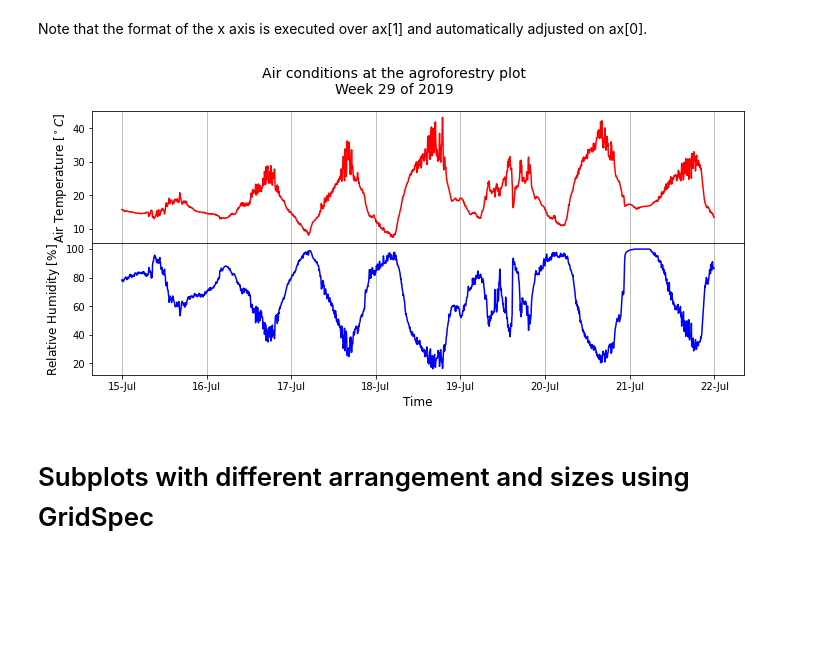
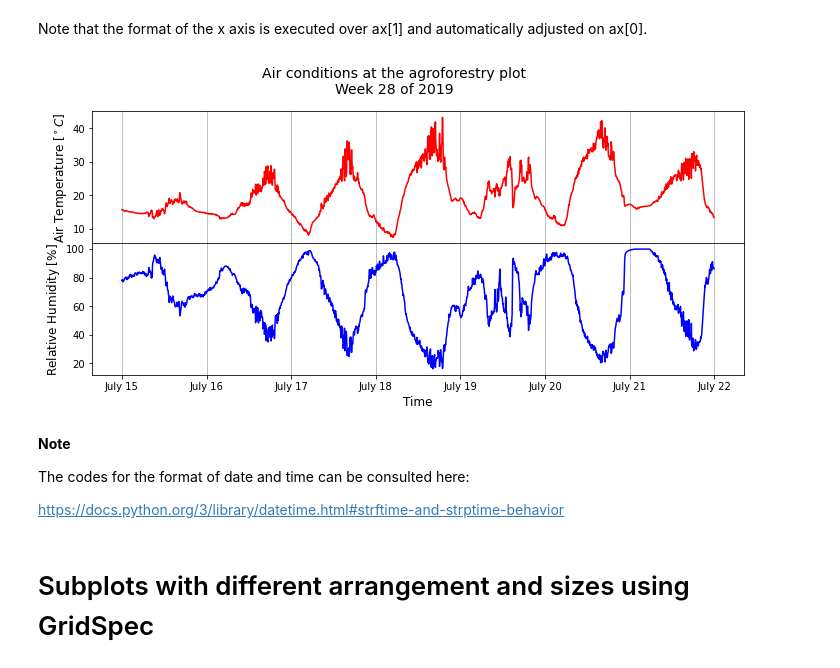
Before and after one commit to lskl/FIT_python_data, a Jupyter notebook: Subplots.ipynb, the cells around one changed output. Saved outputs shown, nothing was run; the diff lists cells and outputs as text; code cells hidden in the pictures; blank space fills up the shorter version.

```diff
--- a/Subplots.ipynb
+++ b/Subplots.ipynb
@@ -107,37 +107,42 @@ Note that the format of the x axis is executed over ax[1] and automatically adju
 # Part 1: Create a figure and axis using plt.subplots
 fig, ax = plt.subplots( nrows=2, ncols=1, sharex='col', figsize=(10,5) ) #ncols=1 is the default, it can be omitted
 
 #---------------------------------------------------------------------
 # Part 2: Plot, modify, plot again, include text, etc.
 
 ax[0].plot( one_week.index, one_week['Temperature'], color='red' )
 ax[1].plot( one_week.index, one_week['Relative Humidity'], color='blue' )
 
 #Format axes
 ax[1].xaxis.set_major_locator( mdates.DayLocator( ) )
-ax[1].xaxis.set_major_formatter( mdates.DateFormatter('%d-%b') )
+ax[1].xaxis.set_major_formatter( mdates.DateFormatter('%B %d') )
 
 # Grid, only vertical, to see the days
 ax[0].grid(axis='x')
 ax[1].grid(axis='x')
 
 # Labels on the axes and title
 ax[0].set_ylabel('Air Temperature $[^\circ C]$', fontsize=12)
 ax[1].set_ylabel('Relative Humidity $[\%]$', fontsize=12)
 ax[1].set_xlabel('Time', fontsize=12)
 
-fig.suptitle('Air conditions at the agroforestry plot\nWeek 29 of 2019', fontsize=14)
+fig.suptitle('Air conditions at the agroforestry plot\nWeek 28 of 2019', fontsize=14)
 #---------------------------------------------------------------------
 # Part 3: Show, save to file, and close
 
 # rearrange the subplots to be closer together
 plt.tight_layout()
 fig.subplots_adjust( hspace=0.0 )
-
 plt.show()
 #---------------------------------------------------------------------
 # %% [output]
-[figure, old version]
+[figure, new version]
+# %% [markdown]
+**Note**
+
+The codes for the format of date and time can be consulted here:
+
+https://docs.python.org/3/library/datetime.html#strftime-and-strptime-behavior
 # %% [markdown]
 # Subplots with different arrangement and sizes using GridSpec
 # %% [markdown]
```
Also changed, not shown: parts of 2 cells of this notebook, 5 other files.
